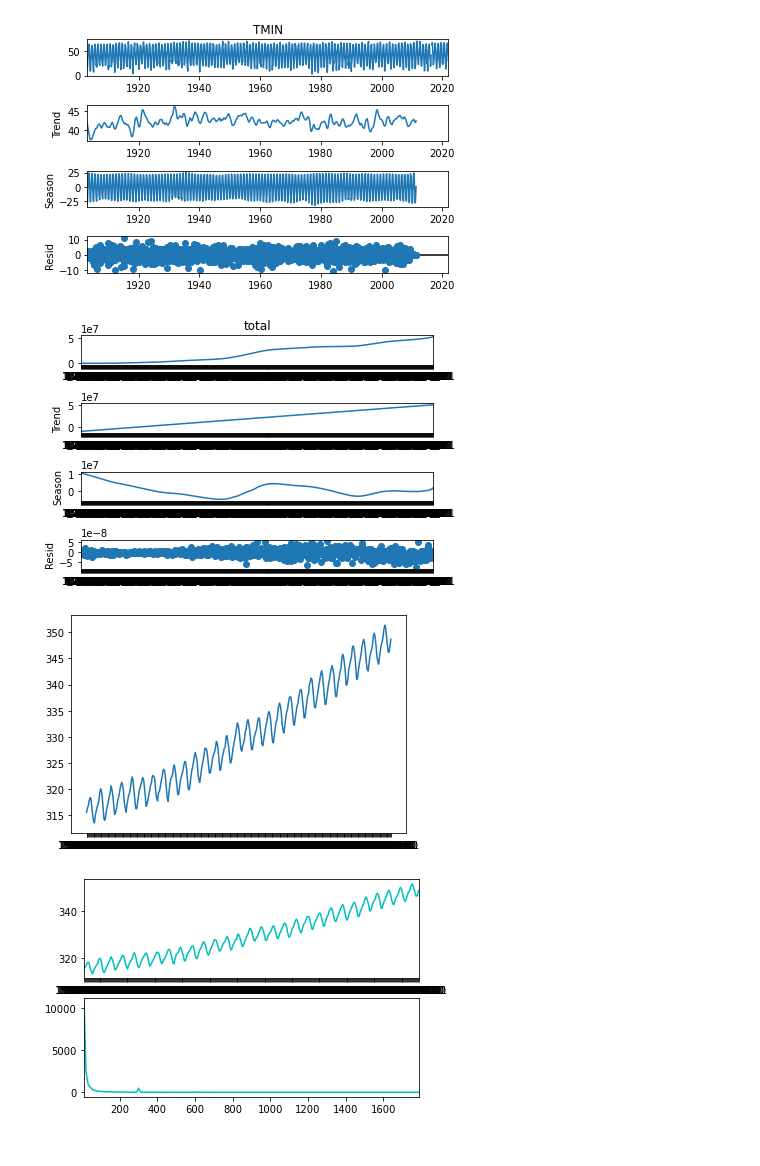
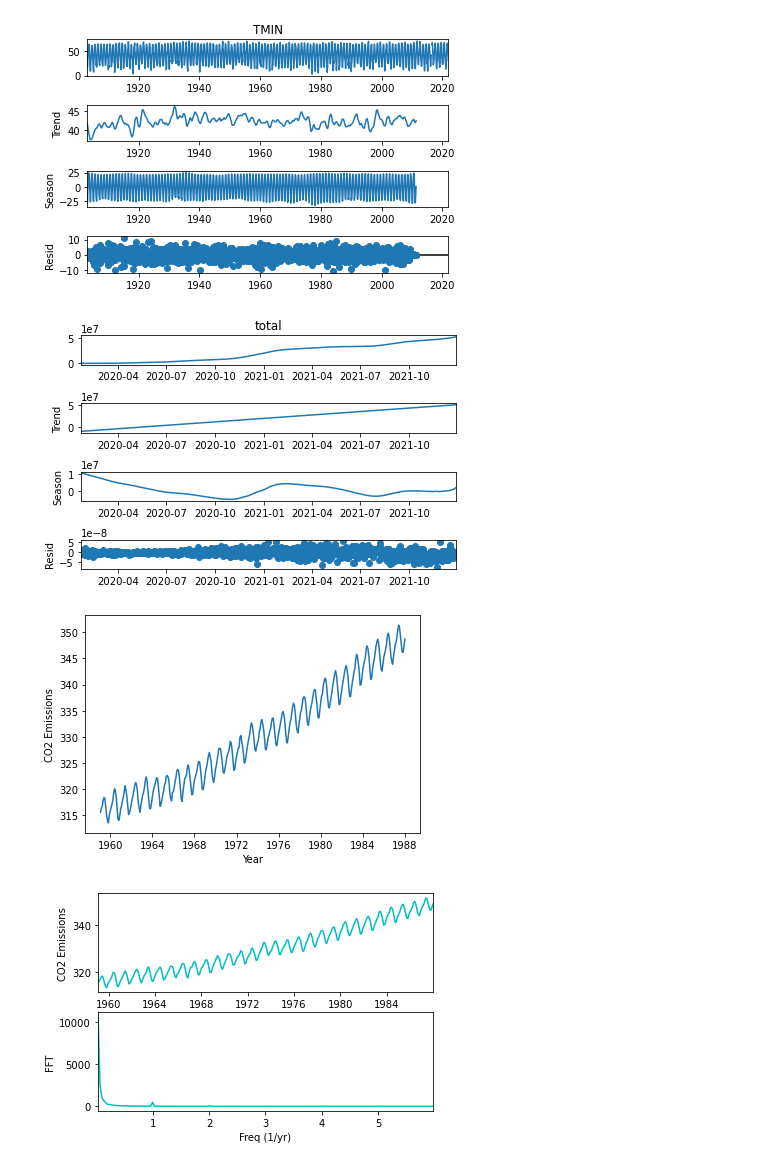
Before and after one commit to thodson-usgs/stf-decomposition, a Jupyter notebook: notebooks/00_getting_started.ipynb, the cells around one changed output. Cells and saved outputs as stored; diff of their text form; code cells hidden in the pictures.

Commit message:
Clean plot labels

```diff
--- a/notebooks/00_getting_started.ipynb
+++ b/notebooks/00_getting_started.ipynb
@@ -57,42 +56,56 @@ covid = pd.read_csv('../data/time_series_covid19_confirmed_US.csv', parse_dates=
 covid_dates = covid.iloc[:, 11:]
 covid_dates = covid_dates.T
 covid_dates["total"] = covid_dates.sum(axis=1)
+covid_dates.index = pd.to_datetime(covid_dates.index, format = '%m/%d/%y')
 
 stl = STL(covid_dates["total"], period = 365)
 res = stl.fit()
 fig = res.plot()
 # %% [output]
-[figure, old version]
+[figure, new version]
 # %%
 # Tring fft on co2 data
+import matplotlib.pyplot as plt
+import matplotlib.dates
+from datetime import datetime
+
 co2 = pd.read_csv("../data/co2.csv")
-dt = 1 / (60*60)
+co2 =pd.read_csv('../data/co2.csv', parse_dates=True, squeeze=True)
+co2["date"] = pd.to_datetime(co2["date"], format = '%Y-%m-%d')
+dt = 1 / 12 # yearly freq
 t = np.array(co2["date"])
 f = np.array(co2["CO2"])
 plt.plot(t, f)
+plt.xlabel("Year")
+plt.ylabel("CO2 Emissions")
+
 
 n = len(t)
 #Compute FFT
 fhat = np.fft.fft(f, n)
 # Power Spectrum
 PSD = fhat * np.conj(fhat) / n
 # X axis of freqs
 freq = (1 / (dt*n)) * np.arange(n)
 # Plotting first half
 L = np.arange(1, np.floor(n/2), dtype = 'int')
 
 fig, axes = plt.subplots(2, 1)
 
 plt.sca(axes[0])
 plt.plot(t, f, color = 'c', LineWidth = 1.5)
 plt.xlim(t[0], t[-1])
+plt.xlabel("Year")
+plt.ylabel("CO2 Emissions")
 plt.sca(axes[1])
-plt.plot(freq[L], PSD[L], color = 'c', )
+plt.plot(freq[L], PSD[L], color = 'c')
 plt.xlim(freq[L[0]], freq[L[-1]])
+plt.xlabel("Freq (1/yr)")
+plt.ylabel("FFT")
 plt.show()
 # %% [output]
-[figure, old version]
+[figure, new version]
-[figure, old version]
+[figure, new version]
 # %%
 # Use the PSD to filter out noise
 # Filter out freqs with low power
```
Also changed, not shown: parts of 2 cells of this notebook.
